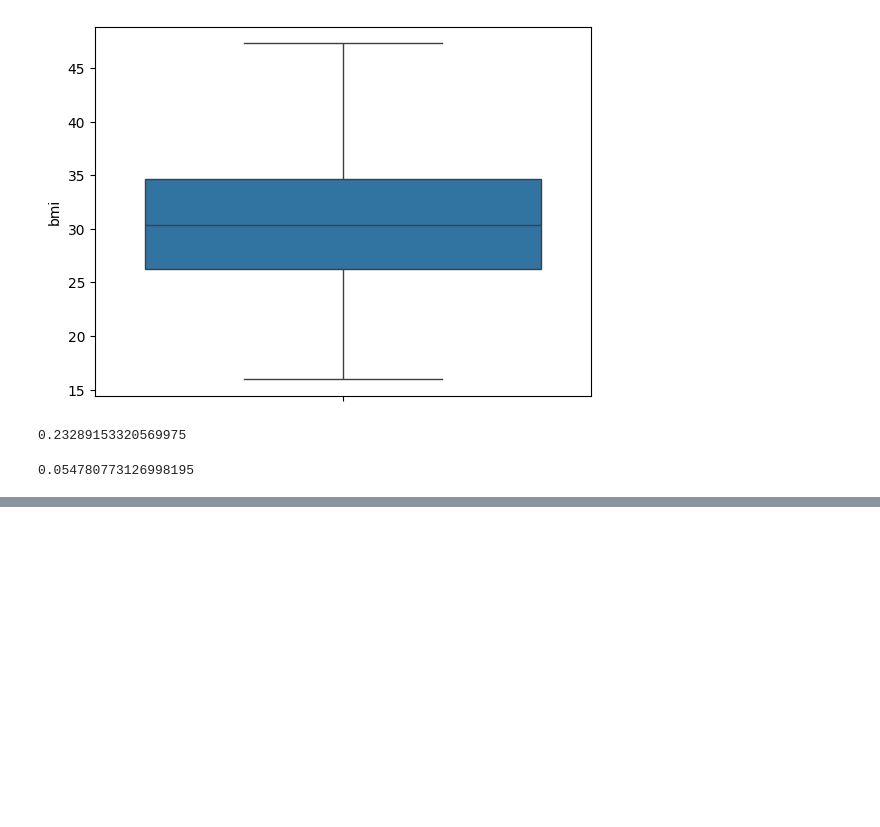
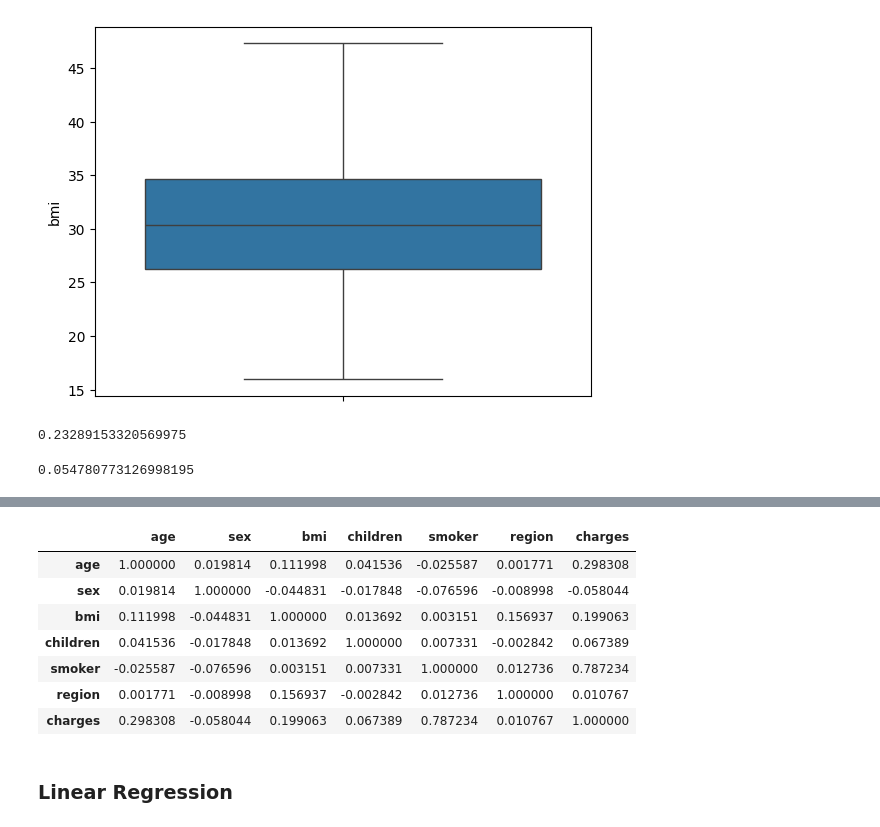
Before and after one commit to Liziye725/data_analysis_model, a Jupyter notebook: Medical_Insurance_Price_Prediction/Medical_Insurance_Price_Prediction_Using_Machine_Learning.ipynb, the cells around one changed output, grey strips where cells are left out. Drawn from its saved outputs; the diff is of its cells as text; code cells hidden in the pictures; blank space fills up the shorter version.

Commit message:
Add Linear Regression

```diff
--- a/Medical_Insurance_Price_Prediction/Medical_Insurance_Price_Prediction_Using_Machine_Learning.ipynb
+++ b/Medical_Insurance_Price_Prediction/Medical_Insurance_Price_Prediction_Using_Machine_Learning.ipynb
@@ -181,3 +189,7 @@ df['bmi'].skew()
 df['age'].skew()
 # %% [output]
 0.054780773126998195
+# %%
+df['sex'] = df['sex'].map({'male': 0, 'female': 1})
+df['smoker'] = df['smoker'].map({'yes': 1, 'no': 0})
+df['region'] = df['region'].map({'northwest': 0, 'northeast': 1, 'southeast': 2, 'southwest': 3})
@@ -183,0 +205,13 @@ df['age'].skew()
+# %%
+df.corr()
+# %% [output]
+|  | age | sex | bmi | children | smoker | region | charges |
+| age | 1.000000 | 0.019814 | 0.111998 | 0.041536 | -0.025587 | 0.001771 | 0.298308 |
+| sex | 0.019814 | 1.000000 | -0.044831 | -0.017848 | -0.076596 | -0.008998 | -0.058044 |
+| bmi | 0.111998 | -0.044831 | 1.000000 | 0.013692 | 0.003151 | 0.156937 | 0.199063 |
+| children | 0.041536 | -0.017848 | 0.013692 | 1.000000 | 0.007331 | -0.002842 | 0.067389 |
+| smoker | -0.025587 | -0.076596 | 0.003151 | 0.007331 | 1.000000 | 0.012736 | 0.787234 |
+| region | 0.001771 | -0.008998 | 0.156937 | -0.002842 | 0.012736 | 1.000000 | 0.010767 |
+| charges | 0.298308 | -0.058044 | 0.199063 | 0.067389 | 0.787234 | 0.010767 | 1.000000 |
+# %% [markdown]
+### Linear Regression
```
Also changed, not shown: parts of 5 cells of this notebook.
